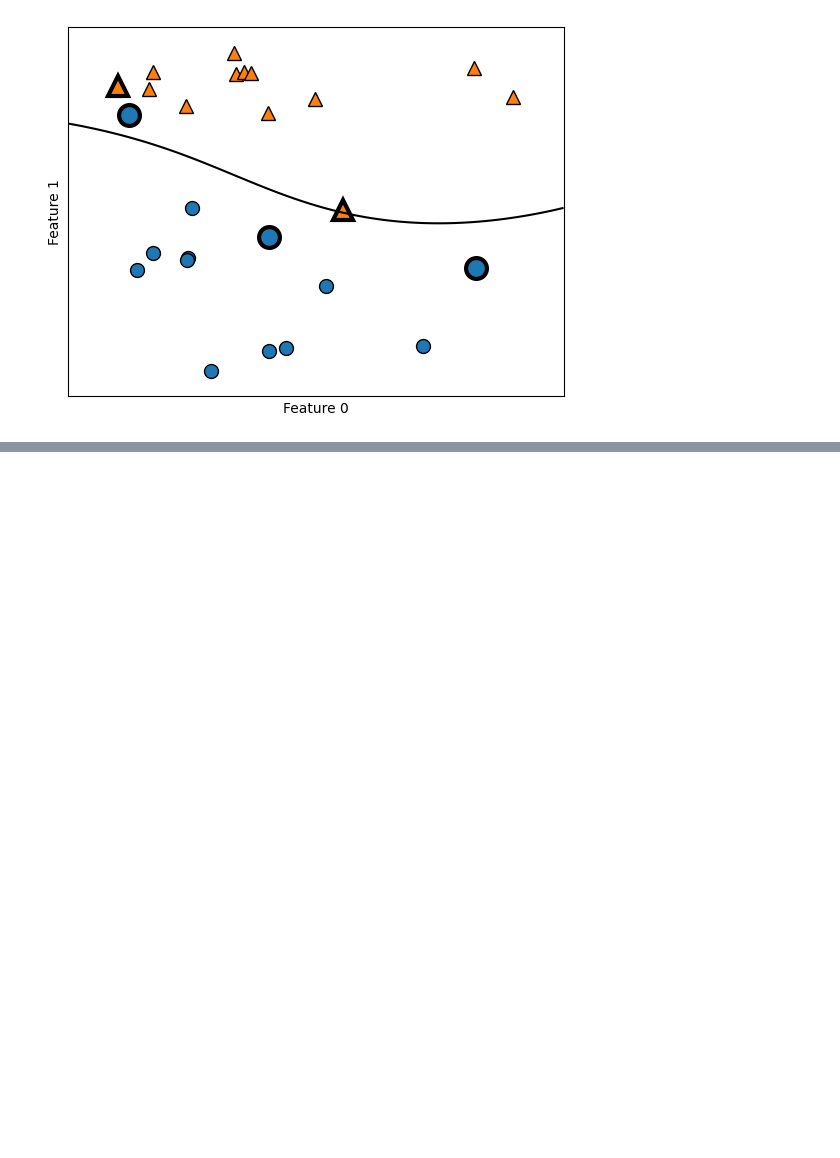
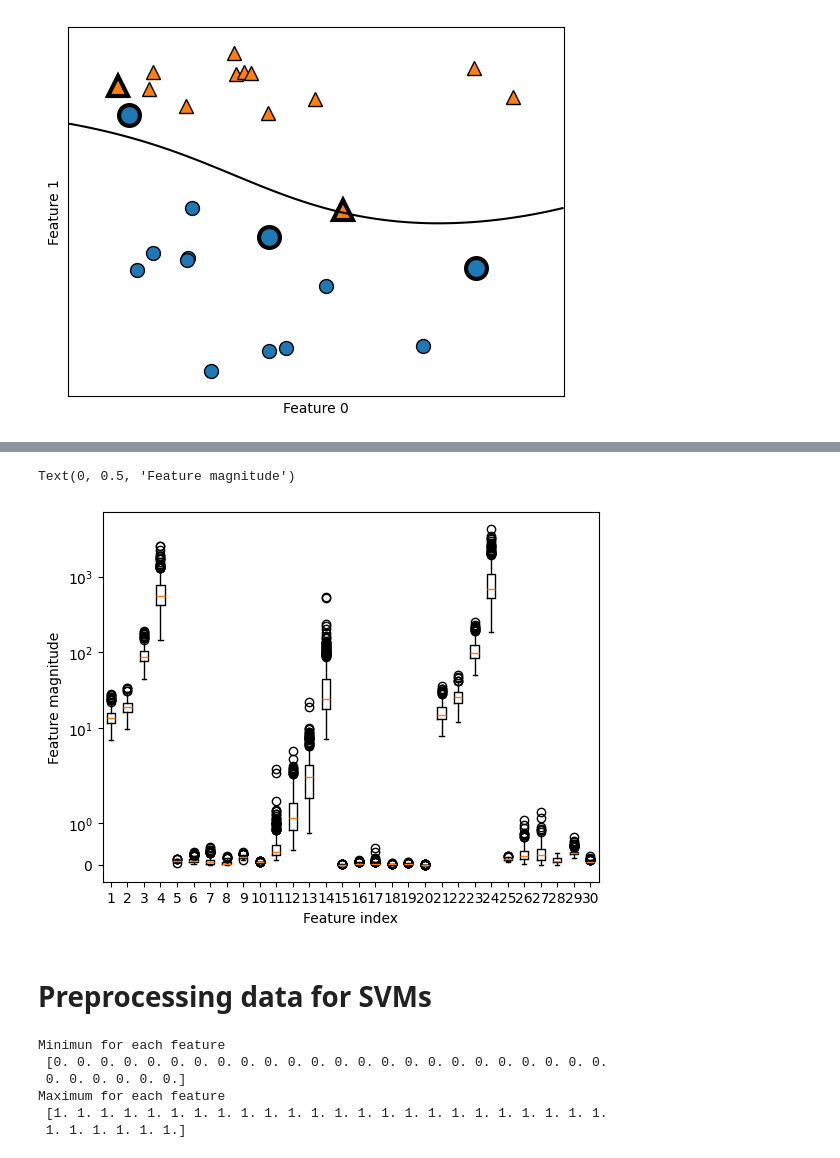
Before and after one commit to Saifullah785/intro-to-ml-with-python-notes-practice, a Jupyter notebook: Chapter_02_Supervised_Learning/Chapter_02_Supervised_Learning.ipynb, the cells around one changed output, grey strips where cells are left out. Drawn from its saved outputs; the diff is of its cells as text; code cells hidden in the pictures; blank space fills up the shorter version.

```diff
--- a/Chapter_02_Supervised_Learning/Chapter_02_Supervised_Learning.ipynb
+++ b/Chapter_02_Supervised_Learning/Chapter_02_Supervised_Learning.ipynb
@@ -1257,0 +1273,9 @@ Text(0, 0.5, 'Feature 1')
+# %%
+from sklearn.model_selection import train_test_split
+from sklearn.datasets import load_breast_cancer
+
+# Load the breast cancer dataset
+cancer = load_breast_cancer()
+# Split the dataset into training and testing sets
+X_train, X_test, y_train, y_test = train_test_split(
+    cancer.data, cancer.target, random_state=0)
@@ -1257,0 +1297,14 @@ Text(0, 0.5, 'Feature 1')
+# %%
+# Create a boxplot of the training data features
+plt.boxplot(X_train)
+# Set the y-axis to a symmetric logarithmic scale
+plt.yscale('symlog')
+# Set the x-axis label
+plt.xlabel('Feature index')
+# Set the y-axis label
+plt.ylabel('Feature magnitude')
+# %% [output]
+Text(0, 0.5, 'Feature magnitude')
+[figure, added]
+# %% [markdown]
+# **Preprocessing data for SVMs**
@@ -1257,0 +1316,15 @@ Text(0, 0.5, 'Feature 1')
+# %%
+# Scale the training data by subtracting the minimum and dividing by the range
+X_train_scaled = (X_train - min_on_training) / range_on_training
+
+# Print the minimum value for each feature in the scaled training data
+print('Minimun for each feature\n', X_train_scaled.min(axis=0))
+# Print the maximum value for each feature in the scaled training data
+print('Maximum for each feature\n', X_train_scaled.max(axis=0))
+# %% [output]
+Minimun for each feature
+ [0. 0. 0. 0. 0. 0. 0. 0. 0. 0. 0. 0. 0. 0. 0. 0. 0. 0. 0. 0. 0. 0. 0. 0.
+ 0. 0. 0. 0. 0. 0.]
+Maximum for each feature
+ [1. 1. 1. 1. 1. 1. 1. 1. 1. 1. 1. 1. 1. 1. 1. 1. 1. 1. 1. 1. 1. 1. 1. 1.
+ 1. 1. 1. 1. 1. 1.]
```
Also changed, not shown: parts of 11 cells of this notebook.
